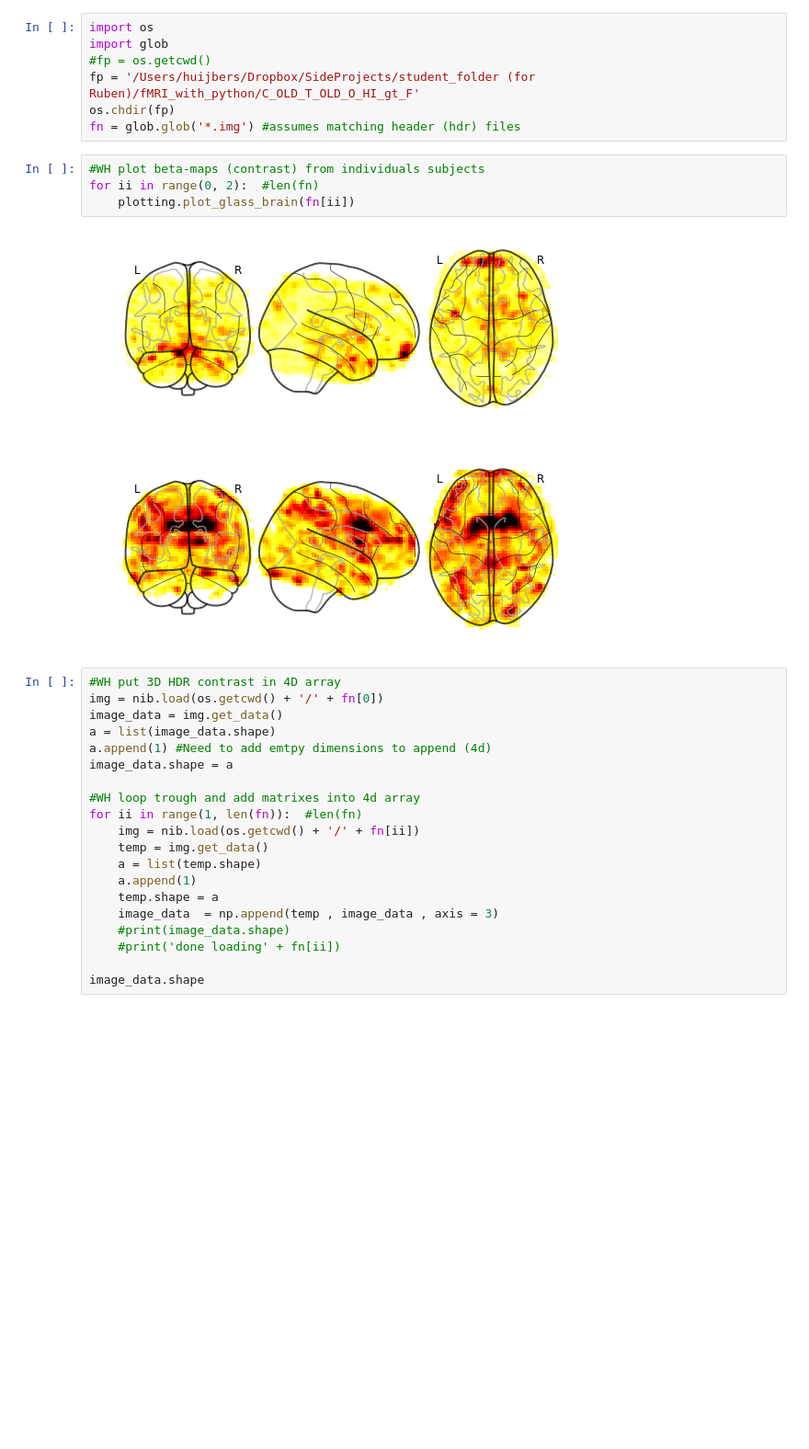
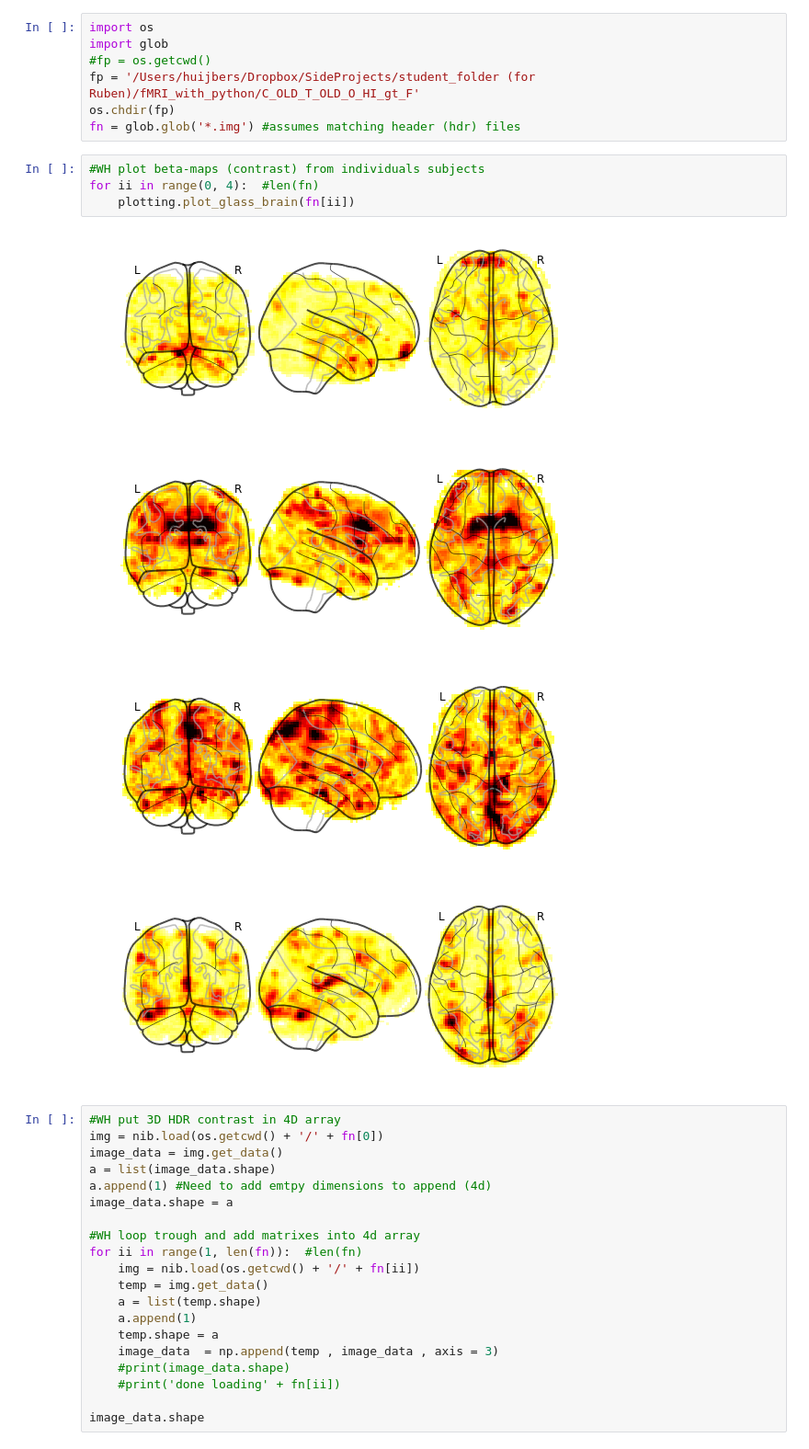
Before and after one commit to huijbers/fMRI_2nd_level_in_python, a Jupyter notebook: fMRI_2nd_level_one_sample_t-test.ipynb, the cells around one changed output. Shown: that part at 92% size. Saved outputs shown, nothing was run; the diff lists cells and outputs as text; blank space fills up the shorter version.

```diff
--- a/fMRI_2nd_level_one_sample_t-test.ipynb
+++ b/fMRI_2nd_level_one_sample_t-test.ipynb
@@ -21,11 +21,13 @@ os.chdir(fp)
 fn = glob.glob('*.img') #assumes matching header (hdr) files
 # %%
 #WH plot beta-maps (contrast) from individuals subjects
-for ii in range(0, 2):  #len(fn)
+for ii in range(0, 4):  #len(fn)
     plotting.plot_glass_brain(fn[ii])
 # %% [output]
 [figure]
 [figure]
+[figure, added]
+[figure, added]
 # %%
 #WH put 3D HDR contrast in 4D array
 img = nib.load(os.getcwd() + '/' + fn[0])
```
Also changed, not shown: 1 other file.
